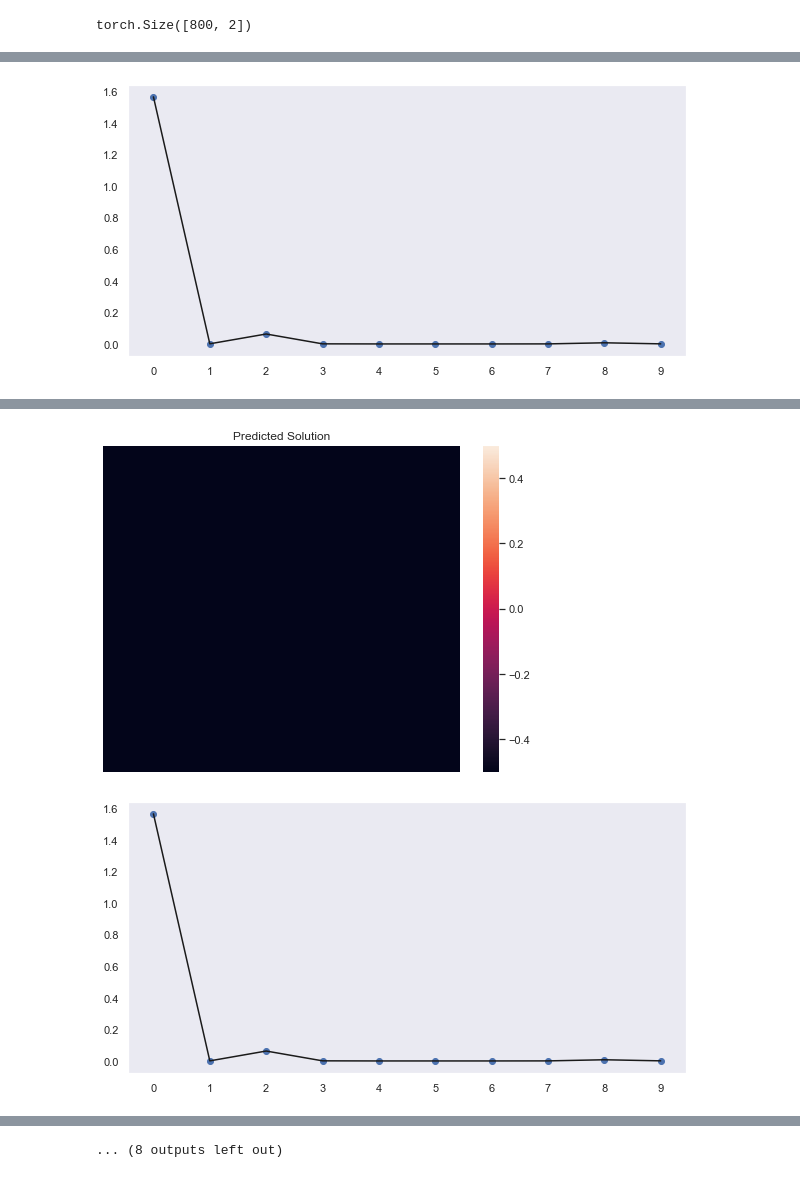
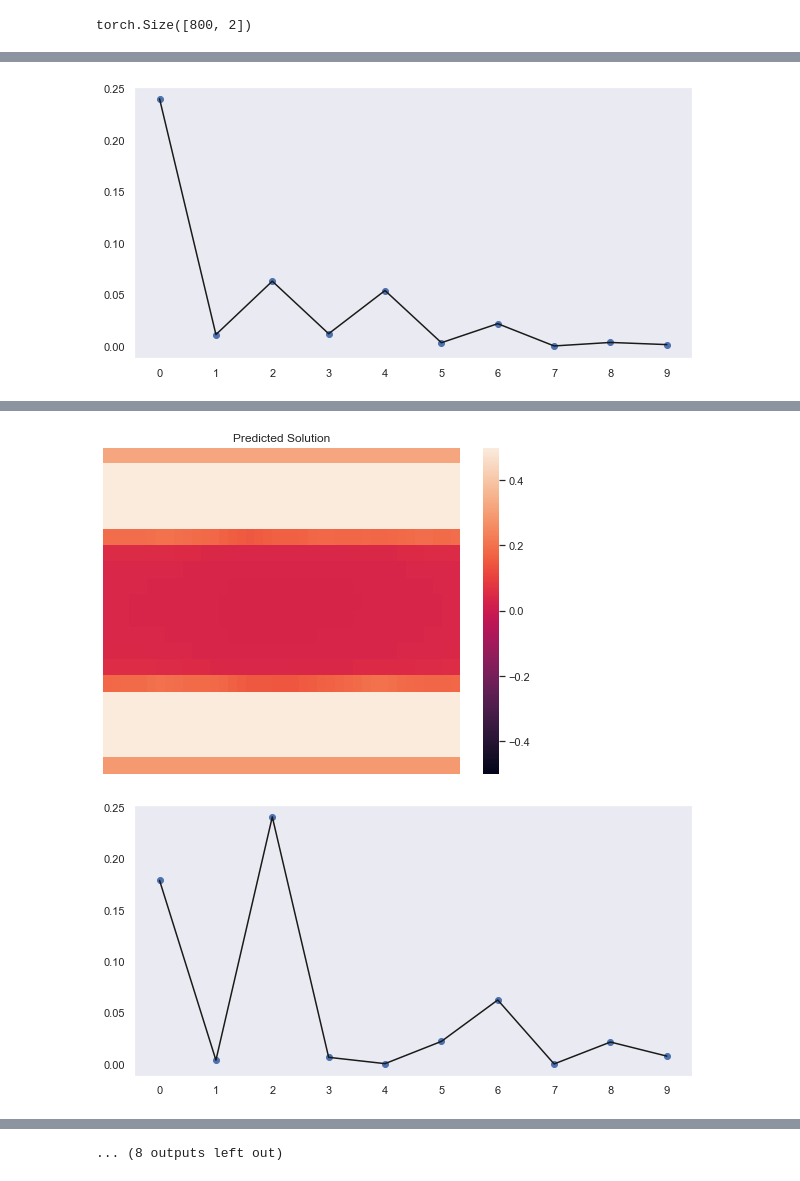
Before and after one commit to a-gupte/PDPINN, a Jupyter notebook: sh_transform-Copy1.ipynb, the cells around one changed output, grey strips where cells are left out. Drawn from its saved outputs; the diff is of its cells as text; code cells hidden in the pictures.

```diff
--- a/sh_transform-Copy1.ipynb
+++ b/sh_transform-Copy1.ipynb
@@ -48,7 +48,7 @@ from pyshtools.expand import SHExpandDH
 from pyshtools.spectralanalysis import spectrum
 
 torch.manual_seed(0)
-maxiter = 1000
+maxiter = 6000
 problem = Problem_Sphere_Poisson()
 # %%
 N = 20
@@ -86,11 +86,11 @@ def construct_model(net):
             pass
 
         def plot(self, net):
-#             azimuth = torch.linspace(0, math.pi, N, requires_grad=False)
-#             polar = torch.linspace(0, 2 * math.pi, 2*N, requires_grad=False)
-#             azimuth, polar = torch.meshgrid(azimuth, polar)
-#             location = torch.cat([azimuth.reshape(-1, 1), polar.reshape(-1, 1)], dim=1)
-            location = self.inner_sample()
+            azimuth = torch.linspace(0, math.pi, N, requires_grad=False)
+            polar = torch.linspace(0, 2 * math.pi, 2*N, requires_grad=False)
+            azimuth, polar = torch.meshgrid(azimuth, polar)
+            location = torch.cat([azimuth.reshape(-1, 1), polar.reshape(-1, 1)], dim=1)
+#             location = self.inner_sample()
             value = net(location) # predicted solution
 
             value = value.reshape((N, 2*N))
@@ -204,8 +204,26 @@ def construct_model(net):
 
                 self.pde_loss = self.pde_loss_f(predict_inner, truth_inner)
 
+                bc_samples = self.bc_sample()
+                if bc_samples is None:
+                    self.bc_loss = torch.tensor(0.)
+                else:
+                    coor_bc = bc_samples.detach().requires_grad_(True)
+                    infer_value_bc = net(coor_bc)
+                    truth_bc, predict_bc = problem.bound_condition(coor_bc, infer_value_bc)
+                    self.bc_loss = self.bc_loss_f(predict_bc, truth_bc)
+
+                init_samples = self.init_sample()
+                if init_samples is None:
+                    self.init_loss = torch.tensor(0.)
+                else:
+                    coor_init = init_samples.detach().requires_grad_(True)
+                    infer_value_init = net(coor_init)
+                    truth_init, predict_init = problem.bound_condition(coor_init, infer_value_init)
+                    self.init_loss = self.bc_loss_f(predict_init, truth_init)
+
                 self.predict_error_value = self.predict_error()
-                self.total_loss = self.pde_loss
+                self.total_loss = self.pde_loss + self.bc_loss + self.init_loss
                 self.add_loss_history()
 #                 self.total_loss.register_hook(lambda grad: print('gradient', grad))
                 self.total_loss.backward()
@@ -226,6 +244,6 @@ def construct_model(net):
 
     return Poisson1dModel()
 
-model = construct_model(Sphere_Net([3, 100, 50, 50, 16, 1]))
+model = construct_model(Sphere_Net([3, 150, 50, 50, 50, 16, 1]))
 model.train()
 # %% [output]
@@ -256 +274 @@ iteration 200: loss = 0.518417239189148, pde loss = 0.518417239189148
-[figure, old version]
+[figure, new version]
@@ -277,2 +295,2 @@ iteration 400: loss = 0.04898940399289131, pde loss = 0.04898940399289131
-[figure, old version]
+[figure, new version]
-[figure, old version]
+[figure, new version]
```
Also changed, not shown: parts of 4 cells of this notebook, 2 other files.
